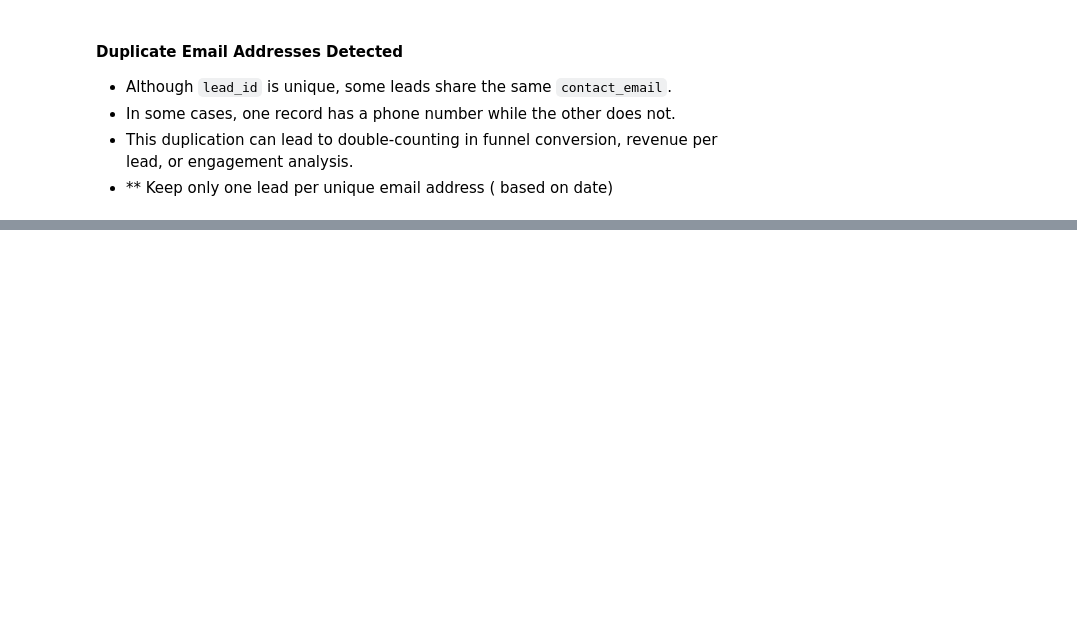
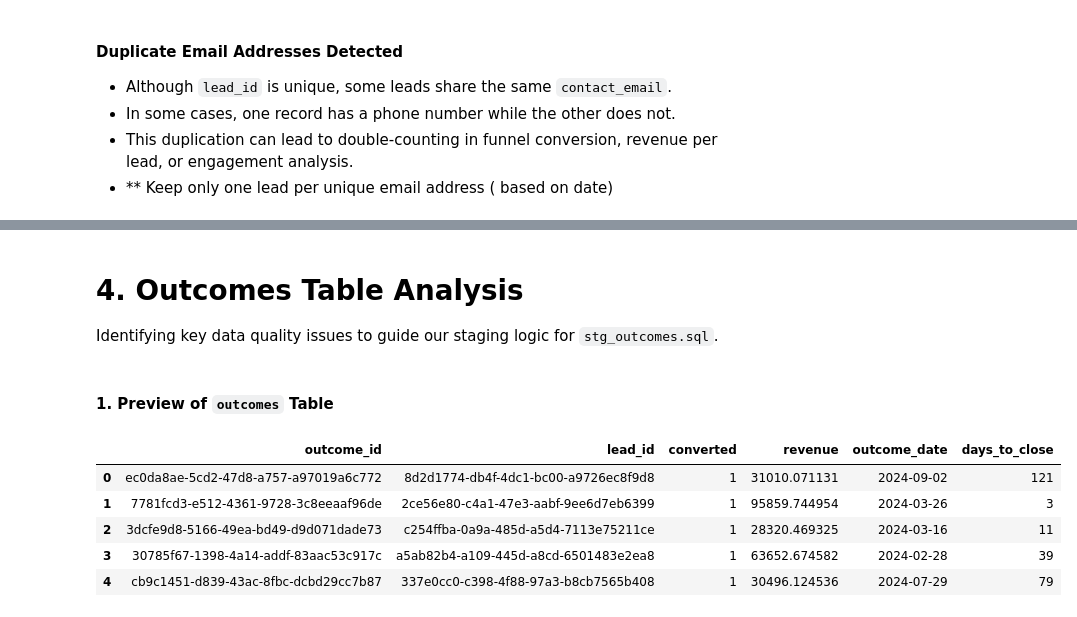
Before and after one commit to abs-hasan/ab-test-lead-conversion, a Jupyter notebook: data/Eda/data_quality_analysis.ipynb, the cells around one changed output, grey strips where cells are left out. Cells and saved outputs as stored; diff of their text form; code cells hidden in the pictures; blank space fills up the shorter version.

Commit message:
Updated Data Quality Analysis file

```diff
--- a/data/Eda/data_quality_analysis.ipynb
+++ b/data/Eda/data_quality_analysis.ipynb
@@ -15,8 +15,11 @@ Understanding lead data quality issues
 # %%
 # Connect to database
 
-conn = sqlite3.connect('database_file/abxplore.db')
+conn = sqlite3.connect('../db/abxplore.db')
 df = pd.read_sql("SELECT * FROM leads", conn)
+df_ce = pd.read_sql_query("SELECT * FROM contact_events", conn)
+df_fs = pd.read_sql_query("SELECT * FROM funnel_stages", conn)
+df_out = pd.read_sql_query("SELECT * FROM outcomes", conn)
 conn.close()
 
 # View structure of the data
@@ -842,0 +542,14 @@ if __name__ == "__main__":
+# %% [markdown]
+# 4. Outcomes Table Analysis
+Identifying key data quality issues to guide our staging logic for `stg_outcomes.sql`.
+# %% [markdown]
+#### 1. Preview of `outcomes` Table
+# %%
+df_out.head()
+# %% [output]
+|  | outcome_id | lead_id | converted | revenue | outcome_date | days_to_close |
+| 0 | ec0da8ae-5cd2-47d8-a757-a97019a6c772 | 8d2d1774-db4f-4dc1-bc00-a9726ec8f9d8 | 1 | 31010.071131 | 2024-09-02 | 121 |
+| 1 | 7781fcd3-e512-4361-9728-3c8eeaaf96de | 2ce56e80-c4a1-47e3-aabf-9ee6d7eb6399 | 1 | 95859.744954 | 2024-03-26 | 3 |
+| 2 | 3dcfe9d8-5166-49ea-bd49-d9d071dade73 | c254ffba-0a9a-485d-a5d4-7113e75211ce | 1 | 28320.469325 | 2024-03-16 | 11 |
+| 3 | 30785f67-1398-4a14-addf-83aac53c917c | a5ab82b4-a109-445d-a8cd-6501483e2ea8 | 1 | 63652.674582 | 2024-02-28 | 39 |
+| 4 | cb9c1451-d839-43ac-8fbc-dcbd29cc7b87 | 337e0cc0-c398-4f88-97a3-b8cb7565b408 | 1 | 30496.124536 | 2024-07-29 | 79 |
```
Also changed, not shown: parts of 66 cells of this notebook.
